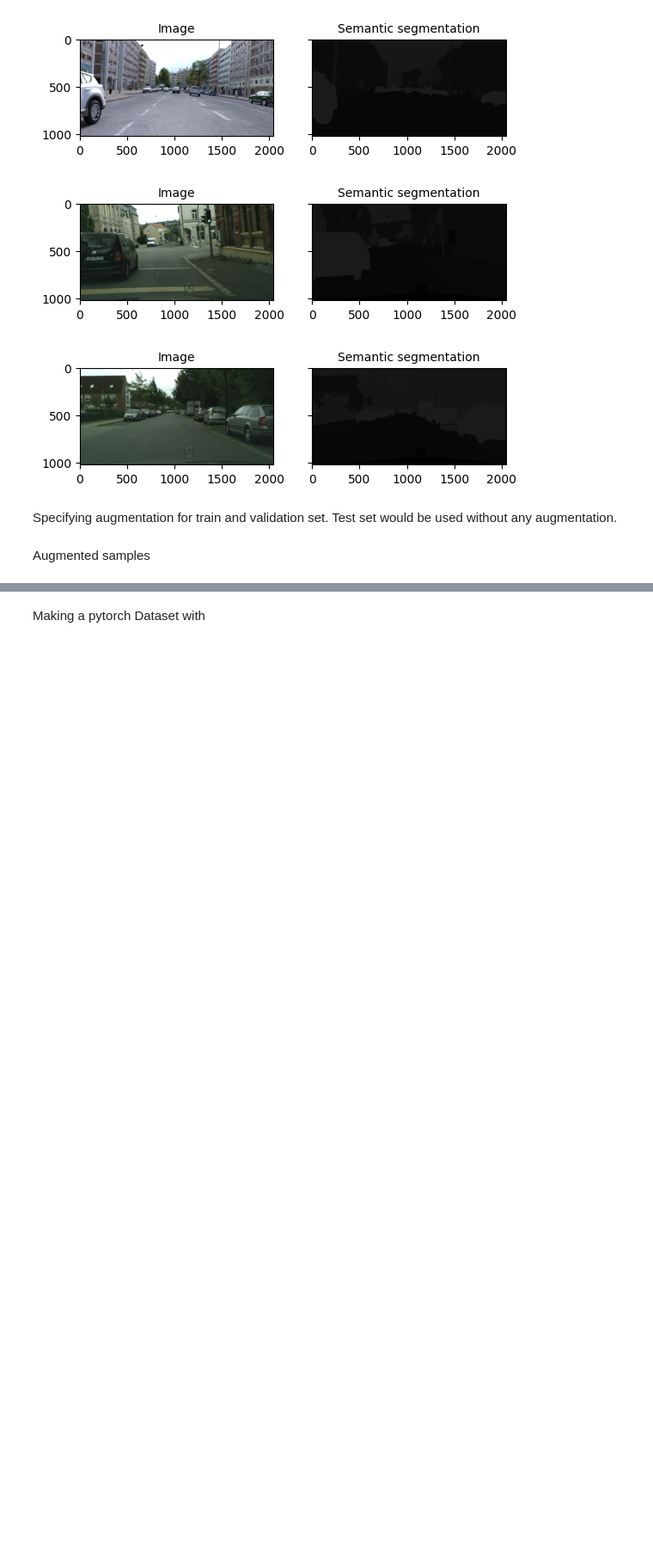
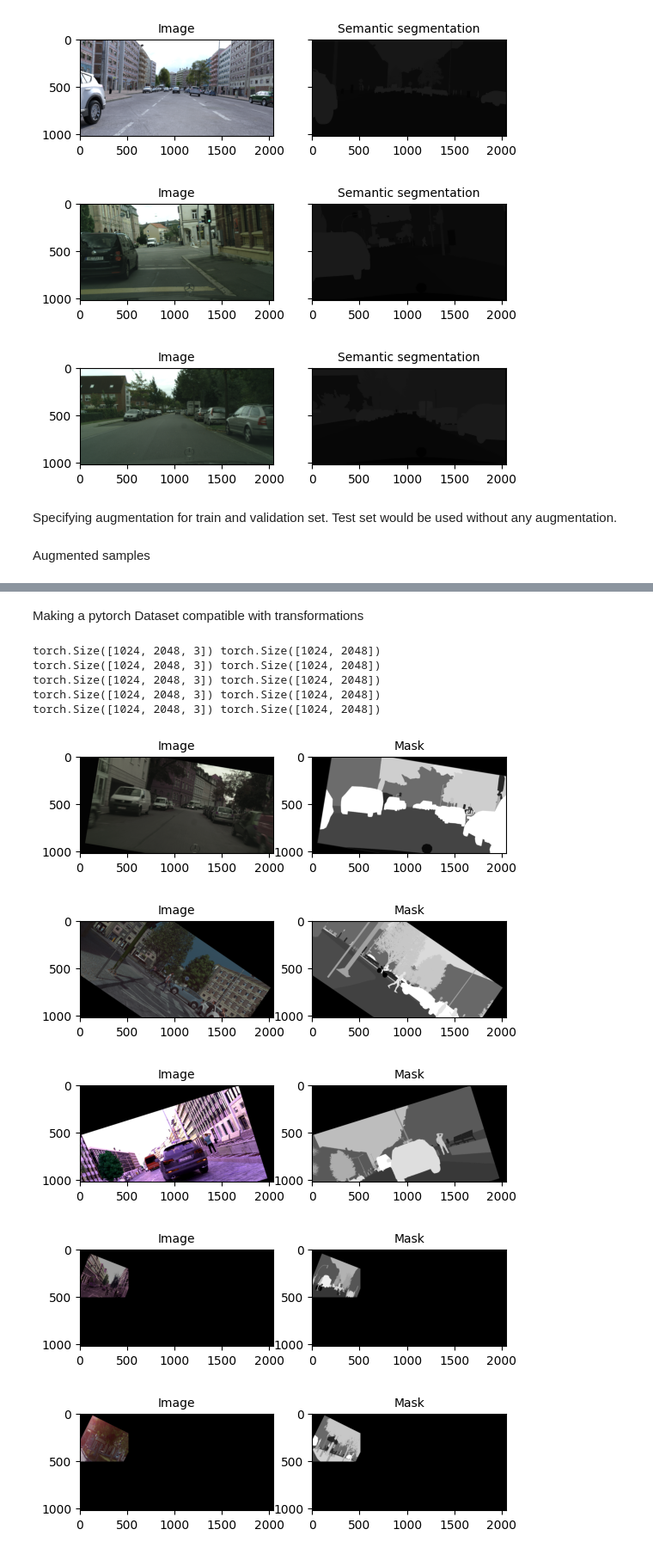
Before and after one commit to DevDenus/TESTImageSegmentation, a Jupyter notebook: image_segmentation.ipynb, the cells around one changed output, grey strips where cells are left out. Shown at 86% size. Cells and saved outputs as stored; diff of their text form; code cells hidden in the pictures; blank space fills up the shorter version.

Commit message:
Finished dataloader for the training process

```diff
--- a/image_segmentation.ipynb
+++ b/image_segmentation.ipynb
@@ -111,4 +111,4 @@ for i in range(5):
 # %% [markdown]
-Making a pytorch Dataset with
+Making a pytorch Dataset compatible with transformations
 # %%
 class StreetSegmentationDataset(Dataset):
@@ -138,0 +138,53 @@ class StreetSegmentationDataset(Dataset):
+# %%
+def collate_fn(batch):
+    images, masks = zip(*batch)
+    max_height = max(img.shape[0] for img in images)
+    max_width = max(img.shape[1] for img in images)
+
+    padded_images = []
+    padded_masks = []
+    original_sizes = []
+    for img, mask in zip(images, masks):
+        height, width, channels = img.shape
+        padded_img = torch.zeros((max_height, max_width, channels), dtype=img.dtype)
+        padded_img[:height, :width, :] = img
+
+        padded_mask = torch.zeros((max_height, max_width), dtype=mask.dtype)
+        padded_mask[:height, :width] = mask
+
+        padded_images.append(padded_img)
+        padded_masks.append(padded_mask)
+        original_sizes.append((height, width))
+
+    padded_images = torch.stack(padded_images, dim=0)
+    padded_masks = torch.stack(padded_masks, dim=0)
+
+    return padded_images, padded_masks, original_sizes
+# %%
+BATCH_SIZE = 32
+
+train_dataloader = DataLoader(train_ds, BATCH_SIZE, shuffle=True, collate_fn=collate_fn, pin_memory=True)
+val_dataloader = DataLoader(val_ds, BATCH_SIZE, shuffle=True, collate_fn=collate_fn, pin_memory=True)
+# %%
+for sample in train_dataloader:
+    for i in range(5):
+        image, mask = sample[0][i], sample[1][i]
+        print(image.shape, mask.shape)
+        fig = plt.figure()
+        ax1, ax2 = fig.subplots(1, 2)
+        ax1.imshow(np.array(image))
+        ax1.set_title('Image', fontsize='medium')
+        ax2.imshow(mask, cmap='gray')
+        ax2.set_title('Mask', fontsize='medium')
+    break
+# %% [output]
+torch.Size([1024, 2048, 3]) torch.Size([1024, 2048])
+torch.Size([1024, 2048, 3]) torch.Size([1024, 2048])
+torch.Size([1024, 2048, 3]) torch.Size([1024, 2048])
+torch.Size([1024, 2048, 3]) torch.Size([1024, 2048])
+torch.Size([1024, 2048, 3]) torch.Size([1024, 2048])
+[figure, added]
+[figure, added]
+[figure, added]
+[figure, added]
+[figure, added]
```
Also changed, not shown: parts of 5 cells of this notebook.
